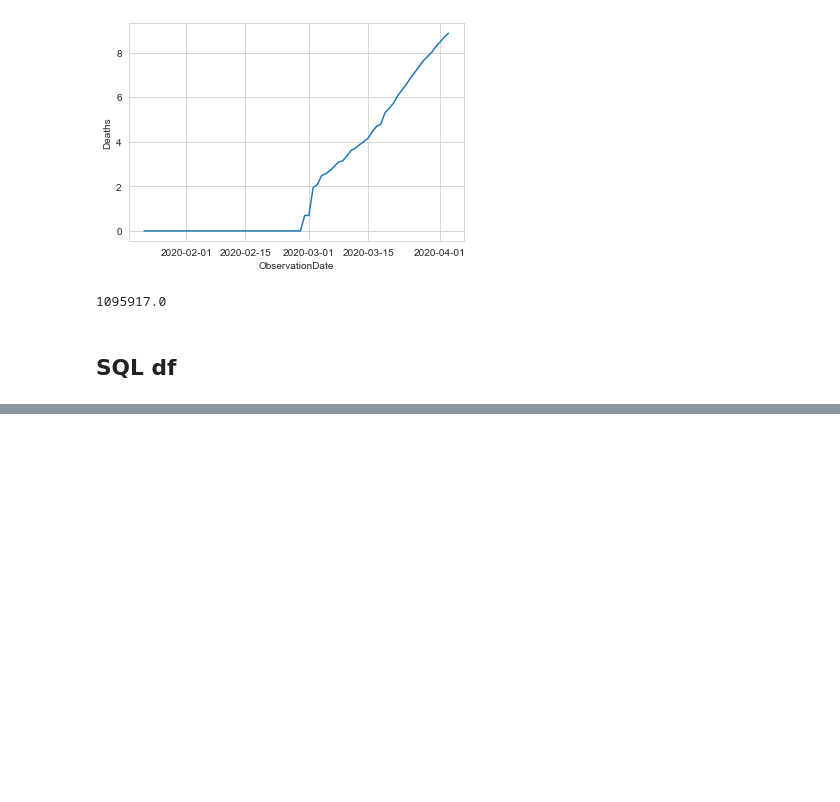
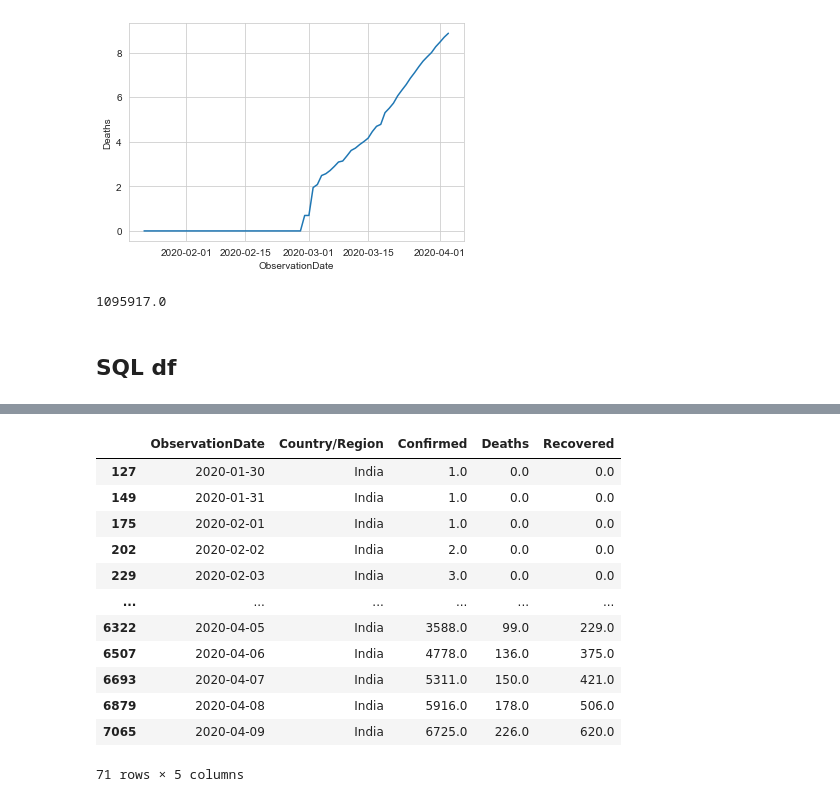
Before and after one commit to eeshsingh123/Covid19_Analysis, a Jupyter notebook: concepts/covid_19_analysis_wordwide.ipynb, the cells around one changed output, grey strips where cells are left out. Cells and saved outputs as stored; diff of their text form; code cells hidden in the pictures; blank space fills up the shorter version.

```diff
--- a/concepts/covid_19_analysis_wordwide.ipynb
+++ b/concepts/covid_19_analysis_wordwide.ipynb
@@ -182,0 +682,19 @@ KeyError: 'recent-tweets-table-unverified.children'
+# %%
+agg_df = covid_data.groupby(["ObservationDate", "Country/Region"]).agg(
+            {"Confirmed": "sum", "Deaths": "sum", "Recovered": "sum"}).reset_index()
+# %%
+agg_df[agg_df["Country/Region"] == "India"]
+# %% [output]
+|  | ObservationDate | Country/Region | Confirmed | Deaths | Recovered |
+| 127 | 2020-01-30 | India | 1.0 | 0.0 | 0.0 |
+| 149 | 2020-01-31 | India | 1.0 | 0.0 | 0.0 |
+| 175 | 2020-02-01 | India | 1.0 | 0.0 | 0.0 |
+| 202 | 2020-02-02 | India | 2.0 | 0.0 | 0.0 |
+| 229 | 2020-02-03 | India | 3.0 | 0.0 | 0.0 |
+| ... | ... | ... | ... | ... | ... |
+| 6322 | 2020-04-05 | India | 3588.0 | 99.0 | 229.0 |
+| 6507 | 2020-04-06 | India | 4778.0 | 136.0 | 375.0 |
+| 6693 | 2020-04-07 | India | 5311.0 | 150.0 | 421.0 |
+| 6879 | 2020-04-08 | India | 5916.0 | 178.0 | 506.0 |
+| 7065 | 2020-04-09 | India | 6725.0 | 226.0 | 620.0 |
+71 rows × 5 columns
```
Also changed, not shown: parts of 26 cells of this notebook, 3 other files.
